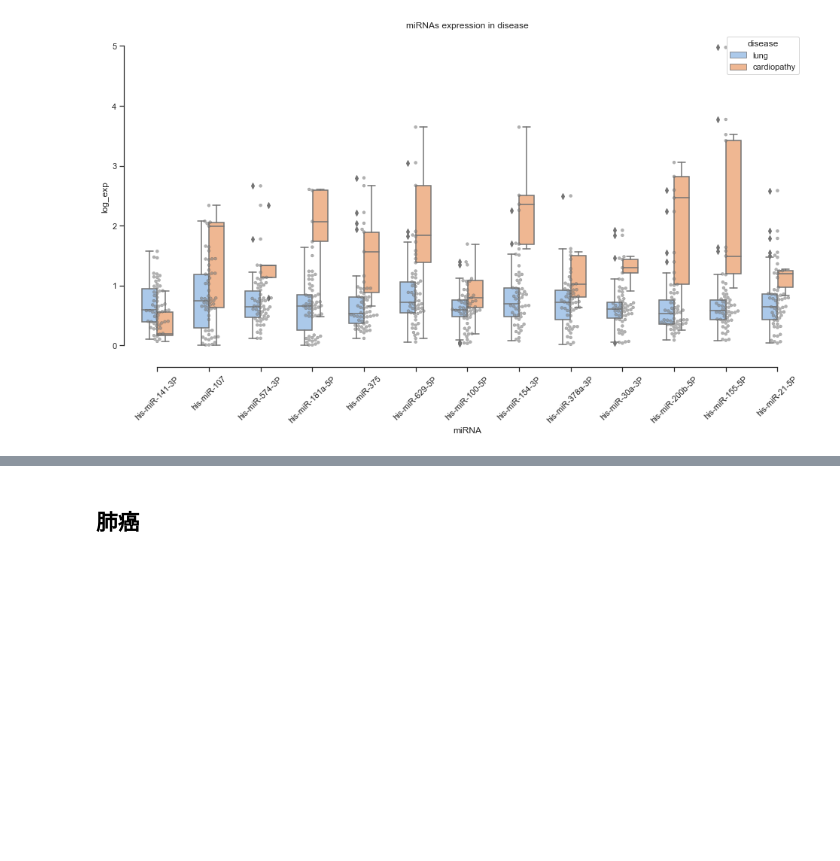
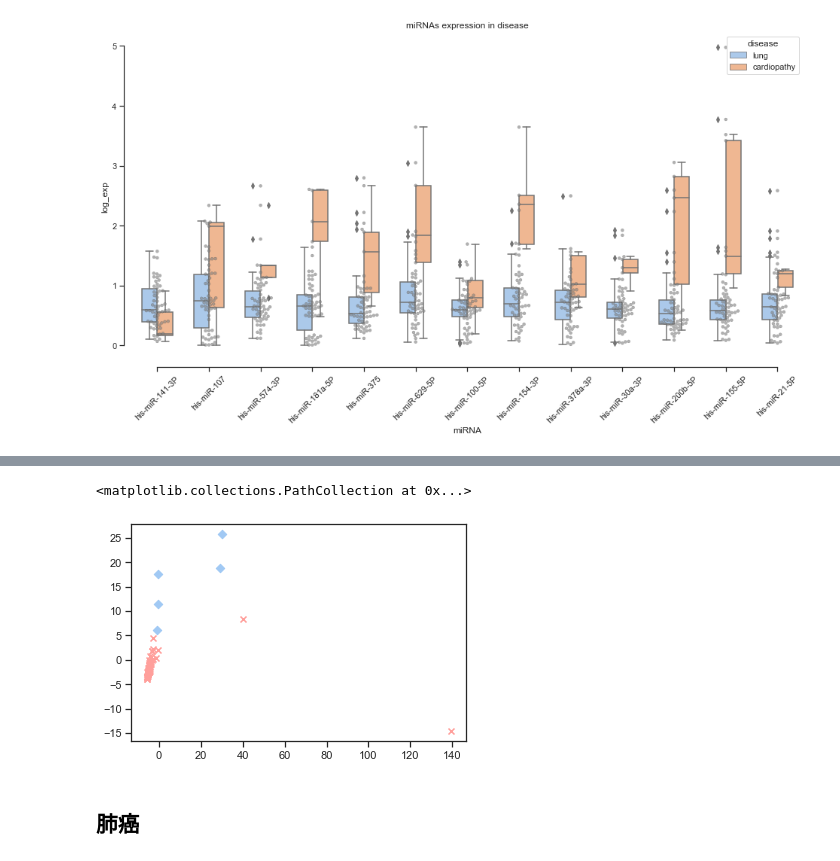
Before and after one commit to paperClub-hub/paperClub_daily, a Jupyter notebook: 20230918_mirna_ming/data.ipynb, the cells around one changed output, grey strips where cells are left out. Drawn from its saved outputs; the diff is of its cells as text; code cells hidden in the pictures; blank space fills up the shorter version.

```diff
--- a/20230918_mirna_ming/data.ipynb
+++ b/20230918_mirna_ming/data.ipynb
@@ -113,3 +153,39 @@ plt.xticks(rotation='45')
+# %%
+import matplotlib.pyplot as plt
+from sklearn.decomposition import PCA
+
+exp = data[['his-miR-107',
+       'his-miR-574-3P', 'his-miR-181a-5P', 'his-miR-375', 'his-miR-629-5P',
+       'his-miR-100-5P', 'his-miR-154-3P', 'his-miR-378a-3P', 'his-miR-30a-3P',
+       'his-miR-200b-5P', 'his-miR-155-5P', 'his-miR-21-5P']]
+# 设置数据集要降低的维度
+
+num = 2
+y = data['disease']
+pca = PCA(n_components=num)
+# 进行数据降维
+reduced_x = pca.fit_transform(exp)
+red_x,red_y=[],[]
+blue_x,blue_y=[],[]
+green_x,green_y=[],[]
+for i in range(len(reduced_x)): #按鸢尾花的类别将降维后的数据点保存在不同的表表中
+    # print(y[i])
+    if y[i]=='lung':
+        red_x.append(reduced_x[i][0])
+        red_y.append(reduced_x[i][1])
+    elif y[i]=='cardiopathy':
+        blue_x.append(reduced_x[i][0])
+        blue_y.append(reduced_x[i][1])
+    else:
+        green_x.append(reduced_x[i][0])
+        green_y.append(reduced_x[i][1])
+
+plt.scatter(red_x,red_y,c='r',marker='x')
+plt.scatter(blue_x,blue_y,c='b',marker='D')
+plt.scatter(green_x,green_y,c='g',marker='.')
+# %% [output]
+<matplotlib.collections.PathCollection at 0x...>
+[figure, added]
 # %% [markdown]
 ## 肺癌
 # %%
```
Also changed, not shown: parts of 4 cells of this notebook.
